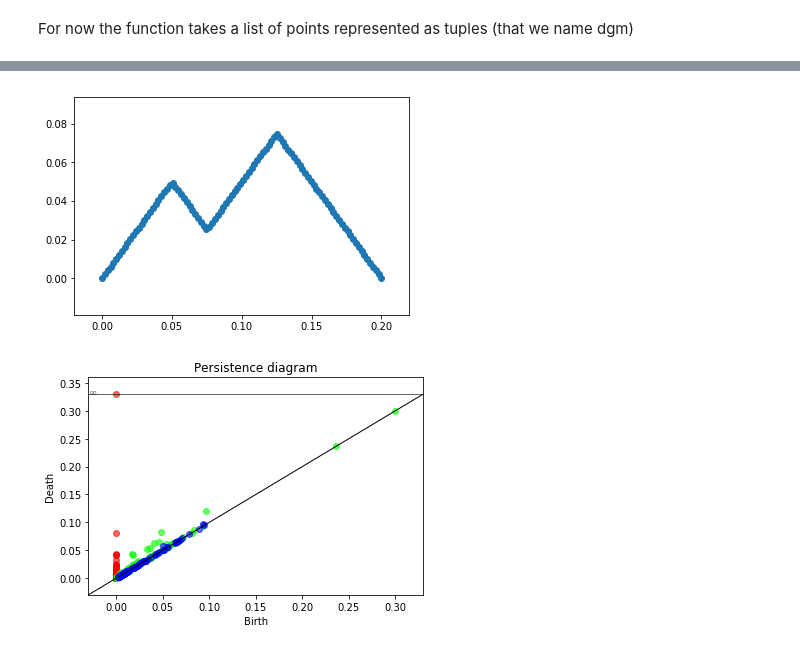
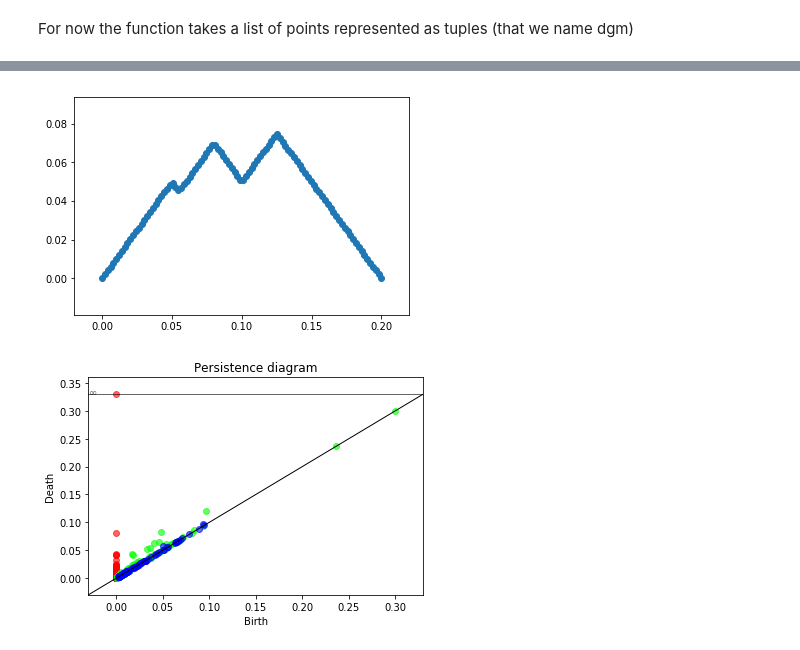
Before and after one commit to sidou10/gmda-pedestrian-recognition, a Jupyter notebook: pedestrian_recognition.ipynb, the cells around one changed output, grey strips where cells are left out. Drawn from its saved outputs; the diff is of its cells as text; code cells hidden in the pictures.

```diff
--- a/pedestrian_recognition.ipynb
+++ b/pedestrian_recognition.ipynb
@@ -155,7 +155,9 @@ def plot_Lambda_point(t, point):
 t = np.linspace(0.,0.2,100)
 point1 = (0, 0.1)
 point2 = (0.05, 0.20)
+point3 = (0.01, 0.15)
 
 plot_Lambda_point(t, point1)
 plot_Lambda_point(t, point2)
+plot_Lambda_point(t, point3)
 # %% [output]
@@ -185,10 +187,10 @@ def persistence_landscape(dgm, k, xmin, xmax, n_nodes, n_ld, plot_first=False):
         return landscapes[:n_ld, :]
 # %%
 # Test 1
-dgm = [[0, point1], [0, point2]]
+dgm = [[0, point1], [0, point2], [0, point3]]
 persistence_landscape(dgm, 0, 0, 0.2, 100, 1, plot_first=True)
 # %% [output]
-[figure, old version]
+[figure, new version]
 # %%
 dgm = alpha_persistance_from_point_cloud(data_all[11])
 # %%
```
Also changed, not shown: parts of 13 cells of this notebook.
